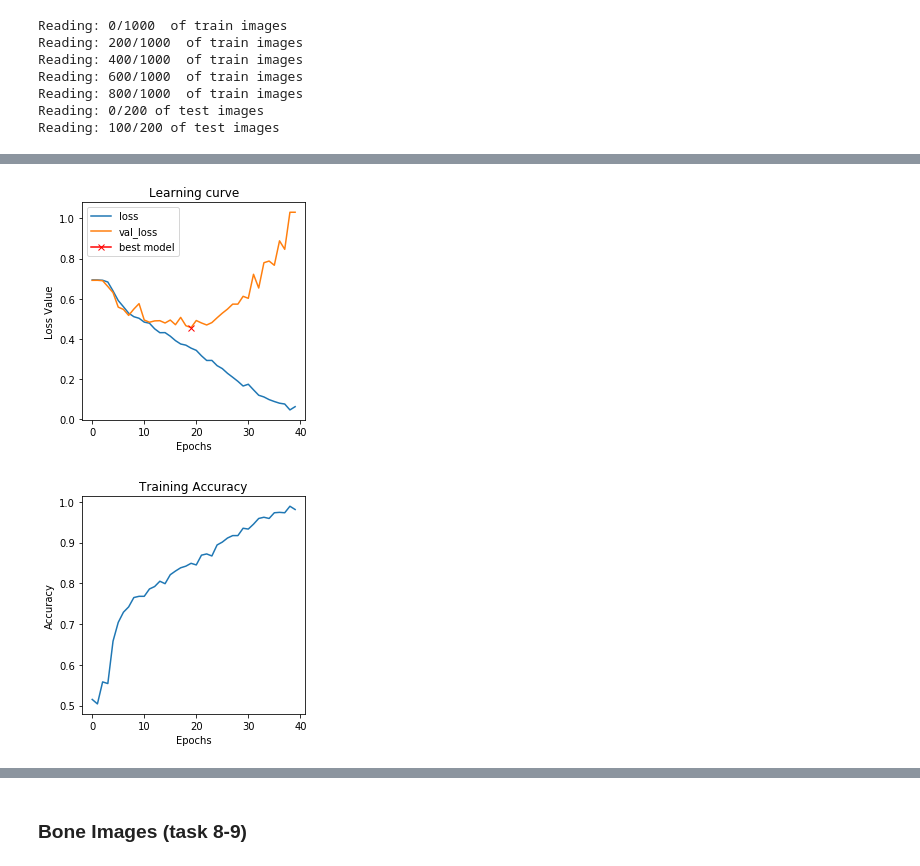
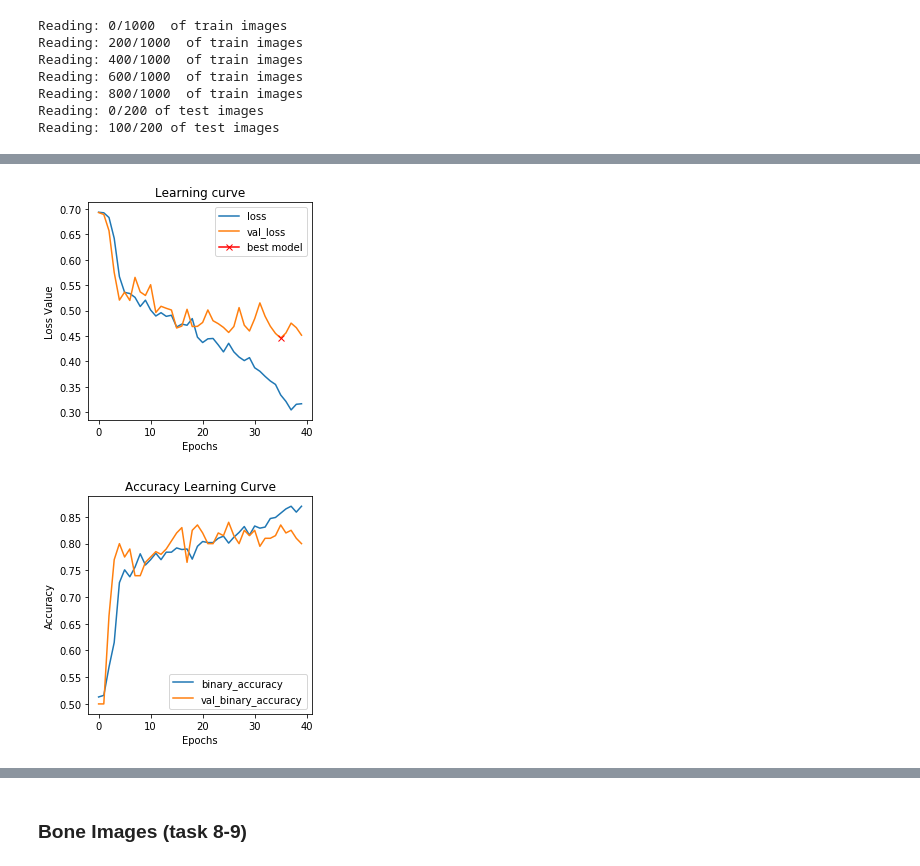
Before and after one commit to LailaNiazy/Deep-Learning-for-Medical-Application, a Jupyter notebook: Lab1/Lab1_DL.ipynb, the cells around one changed output, grey strips where cells are left out. Saved outputs shown, nothing was run; the diff lists cells and outputs as text; code cells hidden in the pictures.

```diff
--- a/Lab1/Lab1_DL.ipynb
+++ b/Lab1/Lab1_DL.ipynb
@@ -324,10 +330,10 @@ Text(0, 0.5, 'Accuracy')
 from tensorflow.keras.layers import Conv2D
 from tensorflow.keras.layers import MaxPooling2D
 from tensorflow.keras.layers import Flatten
-
+from tensorflow.keras.optimizers import Adam
 #Model definition
 def model(img_ch, img_width, img_height):
-    Base = 4
+    Base = 32
     model = Sequential()
     model.add(Conv2D(Base, kernel_size = (3, 3), activation='relu',
                      strides=1, padding='same',
@@ -359,14 +365,16 @@ Test_Target = y_test
 model = model(img_ch,img_width,img_height)
 
 model.compile(loss='binary_crossentropy',
-                  optimizer = SGD(lr=0.005),
+                  optimizer = Adam(lr=0.0001),
                   metrics=['binary_accuracy'])
 
 #Model execution
-History = model.fit(Input, Target, epochs = 500, batch_size= 50, verbose=1, validation_split=0.2)
+History = model.fit(Input, Target, epochs = 100, batch_size= 50, verbose=1, validation_split=0.2)
+
+#Test the model
 test_loss, test_accuracy = model.evaluate(Test_Input,Test_Target,batch_size= 25, verbose=0)
-#print("The predicted class labels are:", model.predict(Input), test_loss, test_accuracy)
 
+print(History.history.keys())
 #Training vs Validation plot
 plt.figure(figsize=(4, 4))
 plt.title("Learning curve")
@@ -380,12 +388,14 @@ plt.xlabel("Epochs")
 plt.ylabel("Loss Value")
 plt.legend();
 
-#Train accuracy plot
+#Train and validation accuracy plot
 plt.figure(figsize=(4,4))
 plt.title("Accuracy Learning Curve")
 plt.plot(History.history["binary_accuracy"], label="binary_accuracy")
+plt.plot(History.history["val_binary_accuracy"], label="val_binary_accuracy")
 plt.xlabel('Epochs')
 plt.ylabel('Accuracy')
+plt.legend();
 
 
 #Test Metrics
@@ -605,8 +616,11 @@ Non-trainable params: 0
 _________________________________________________________________
 # %%
 #AlexNet Execution
-History = model1.fit(Input, Target, epochs = 40, batch_size=8, verbose=1,
+History = model1.fit(Input, Target, epochs = 40, batch_size=16, verbose=1,
                      validation_data=(x_test, y_test))
+
+#Test the model
+test_loss, test_accuracy = model1.evaluate(Test_Input,Test_Target,batch_size= 25, verbose=0)
 
 #Training vs Validation Learning loss
 plt.figure(figsize=(4, 4))
@@ -621,12 +635,14 @@ plt.xlabel("Epochs")
 plt.ylabel("Loss Value")
 plt.legend();
 
-#Training Learning accuracy
+#Train and test accuracy plot
 plt.figure(figsize=(4,4))
-plt.title("Training Accuracy")
+plt.title("Accuracy Learning Curve")
 plt.plot(History.history["binary_accuracy"], label="binary_accuracy")
+plt.plot(History.history["val_binary_accuracy"], label="val_binary_accuracy")
 plt.xlabel('Epochs')
-plt.ylabel("Accuracy")
+plt.ylabel('Accuracy')
+plt.legend();
 
 #Test Metrics
 print('The test accuracy is: ', test_accuracy,' and the test loss is: ',test_loss,'.')
@@ -651,2 +667,2 @@ The test accuracy is:  0.765  and the test loss is:  0.5435987189412117 .
-[figure, old version]
+[figure, new version]
-[figure, old version]
+[figure, new version]
```
Also changed, not shown: parts of 24 cells of this notebook.
